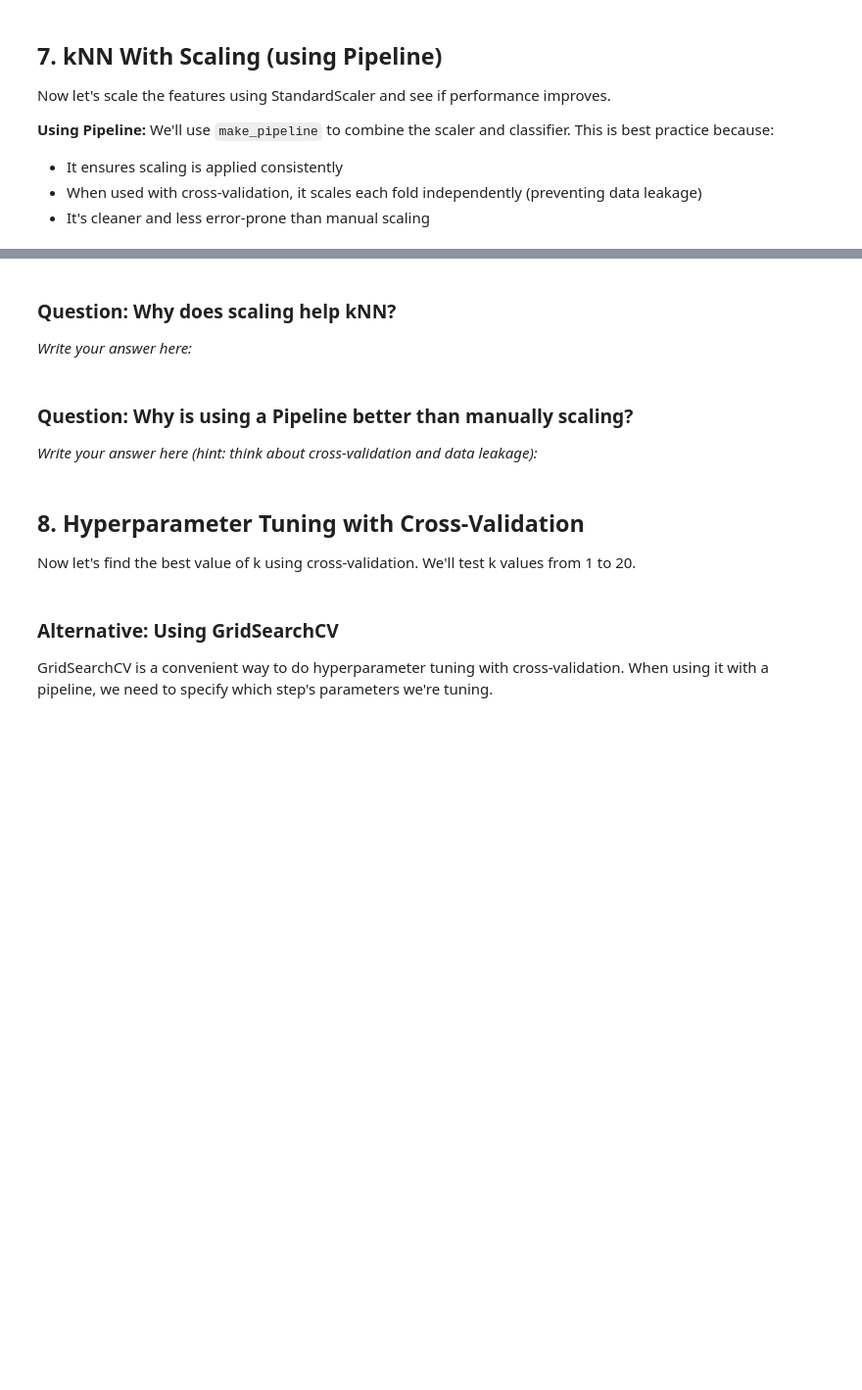
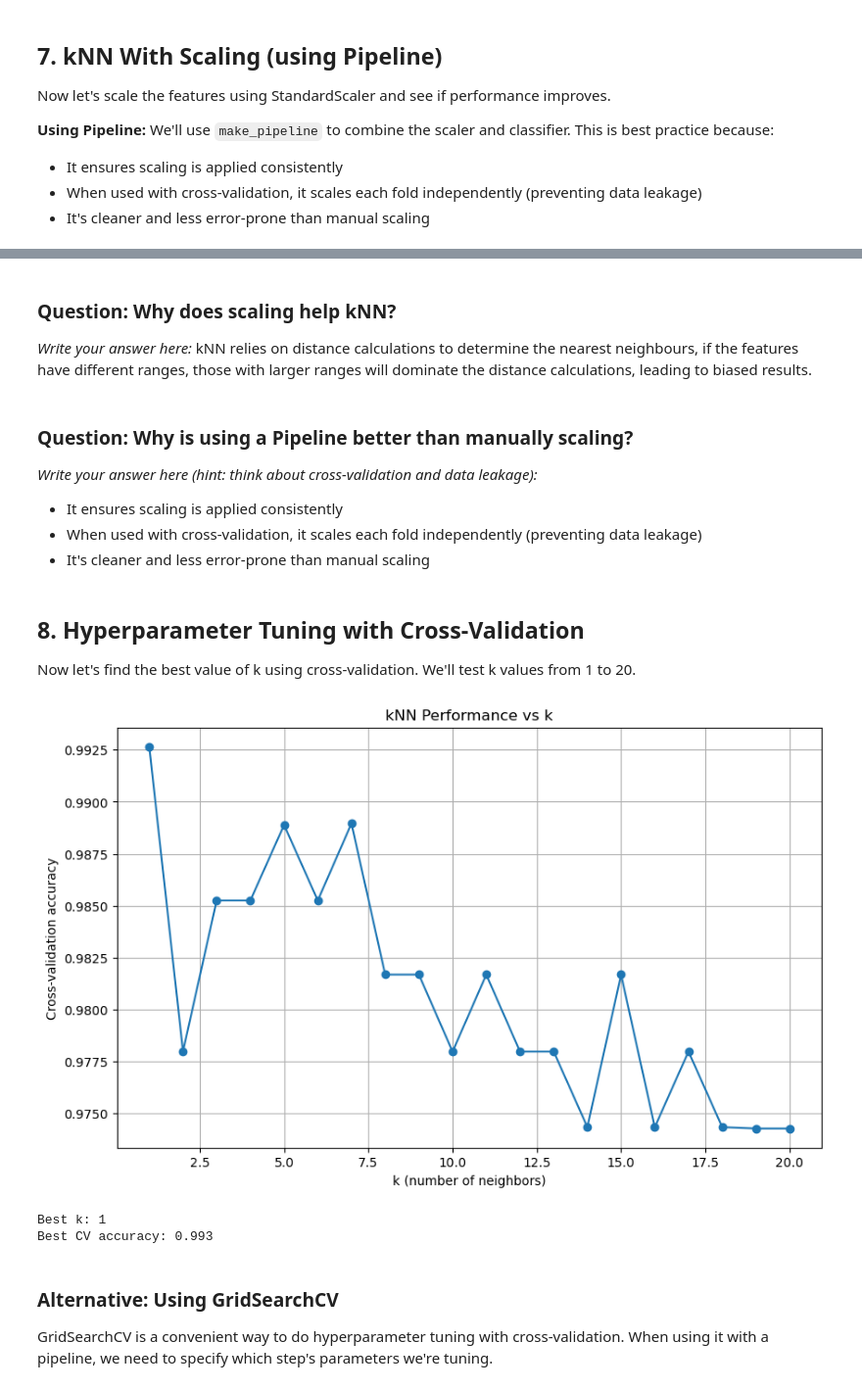
Before and after one commit to MatthewMcCarthy1/machine-learning-labs, a Jupyter notebook: Lab 4/knn_lab.ipynb, the cells around one changed output, grey strips where cells are left out. Shown at 98% size. Saved outputs shown, nothing was run; the diff lists cells and outputs as text; code cells hidden in the pictures; blank space fills up the shorter version.

```diff
--- a/Lab 4/knn_lab.ipynb
+++ b/Lab 4/knn_lab.ipynb
@@ -147,11 +231,16 @@ print(f"Improvement:  {(scores_scaled.mean() - scores_unscaled.mean()):.3f}")
-# %% [markdown]
-### Question: Why does scaling help kNN?
-
-*Write your answer here:*
+# %% [markdown]
+### Question: Why does scaling help kNN?
+
+*Write your answer here:*
+kNN relies on distance calculations to determine the nearest neighbours, if the features have different ranges, those with larger ranges will dominate the distance calculations, leading to biased results.
 # %% [markdown]
 ### Question: Why is using a Pipeline better than manually scaling?
 
 *Write your answer here (hint: think about cross-validation and data leakage):*
+
+- It ensures scaling is applied consistently
+- When used with cross-validation, it scales each fold independently (preventing data leakage)
+- It's cleaner and less error-prone than manual scaling
 # %% [markdown]
 ## 8. Hyperparameter Tuning with Cross-Validation
 
@@ -160,29 +249,36 @@ We'll test k values from 1 to 20.
 # %%
 # Test different values of k
 k_values = range(1, 21)
 cv_scores = []
 
 for k in k_values:
     # Your code here - create a pipeline with StandardScaler and KNeighborsClassifier with this k value
-    pipeline =
+    pipeline = make_pipeline(
+        StandardScaler(),
+        KNeighborsClassifier(n_neighbors=k)
+    )
     # Perform cross-validation
-    scores =
+    scores = cross_val_score(pipeline, X_train, y_train, cv=5)
     cv_scores.append(scores.mean())
 
 # Plot the results
 plt.figure(figsize=(10, 6))
 plt.plot(k_values, cv_scores, marker='o')
 plt.xlabel('k (number of neighbors)')
 plt.ylabel('Cross-validation accuracy')
 plt.title('kNN Performance vs k')
 plt.grid(True)
 plt.show()
 
 # Find the best k
 best_k = k_values[np.argmax(cv_scores)]
 best_score = max(cv_scores)
 print(f"\nBest k: {best_k}")
 print(f"Best CV accuracy: {best_score:.3f}")
+# %% [output]
+[figure, added]
+Best k: 1
+Best CV accuracy: 0.993
 # %% [markdown]
 ### Alternative: Using GridSearchCV
 
```
Also changed, not shown: parts of 22 cells of this notebook, 1 other file.
